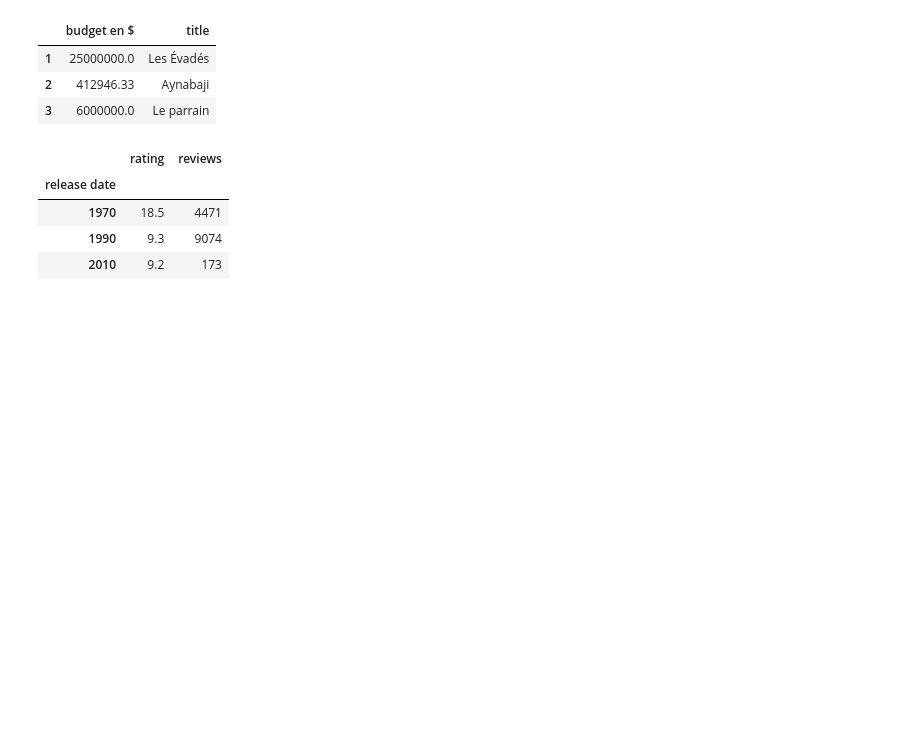
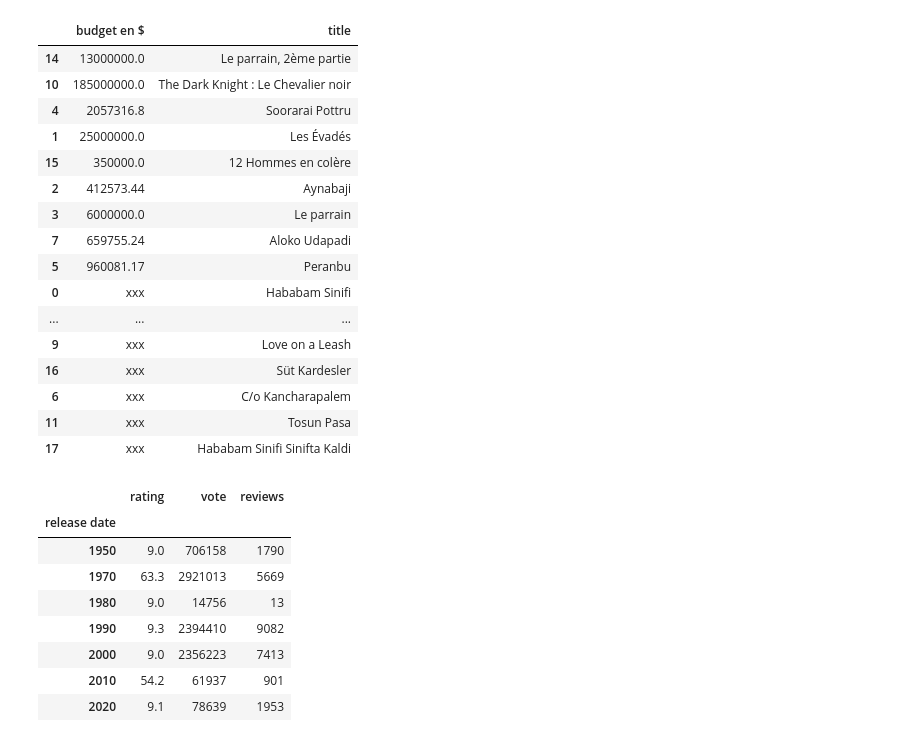
Before and after one commit to amoungui/imb_scraping_project, a Jupyter notebook: index.ipynb, the cells around one changed output. Drawn from its saved outputs; the diff is of its cells as text; code cells hidden in the pictures; blank space fills up the shorter version.

```diff
--- a/index.ipynb
+++ b/index.ipynb
@@ -5,3 +14,3 @@ import numpy as np
 import matplotlib.pyplot as plt
 # %%
-df = pd.read_csv("data/dataset_1.csv")
+df = pd.read_csv("data/dataset.csv")
@@ -28,12 +46,25 @@ Crime; Drama           Le parrain
 Name: title, dtype: object
 # %%
 ## 2. Top 50 des budgets des films
-df[['budget en $', 'title']].sort_values('budget en $').head(3)
+df[['budget en $', 'title']].sort_values('budget en $', ascending=True).head(50)
 # %% [output]
 |  | budget en $ | title |
+| 14 | 13000000.0 | Le parrain, 2ème partie |
+| 10 | 185000000.0 | The Dark Knight : Le Chevalier noir |
+| 4 | 2057316.8 | Soorarai Pottru |
 | 1 | 25000000.0 | Les Évadés |
-| 2 | 412946.33 | Aynabaji |
+| 15 | 350000.0 | 12 Hommes en colère |
+| 2 | 412573.44 | Aynabaji |
 | 3 | 6000000.0 | Le parrain |
+| 7 | 659755.24 | Aloko Udapadi |
+| 5 | 960081.17 | Peranbu |
+| 0 | xxx | Hababam Sinifi |
+| ... | ... | ... |
+| 9 | xxx | Love on a Leash |
+| 16 | xxx | Süt Kardesler |
+| 6 | xxx | C/o Kancharapalem |
+| 11 | xxx | Tosun Pasa |
+| 17 | xxx | Hababam Sinifi Sinifta Kaldi |
 # %%
 ## 3. Nombre de films sortie par décennie
 # %%
@@ -41,11 +72,15 @@ df['release date'] = pd.to_datetime(df['release date'])
 data = df.set_index('release date')
 data.groupby((data.index.year//10)*10).sum()
 # %% [output]
-|  | rating | reviews |
-| release date |  |  |
-| 1970 | 18.5 | 4471 |
-| 1990 | 9.3 | 9074 |
-| 2010 | 9.2 | 173 |
+|  | rating | vote | reviews |
+| release date |  |  |  |
+| 1950 | 9.0 | 706158 | 1790 |
+| 1970 | 63.3 | 2921013 | 5669 |
+| 1980 | 9.0 | 14756 | 13 |
+| 1990 | 9.3 | 2394410 | 9082 |
+| 2000 | 9.0 | 2356223 | 7413 |
+| 2010 | 54.2 | 61937 | 901 |
+| 2020 | 9.1 | 78639 | 1953 |
 # %%
 ## 4 Top 20 films ayant générés le plus de revenu, le moins de revenu.
 # %%
```
Also changed, not shown: parts of 23 cells of this notebook, 11 other files.
